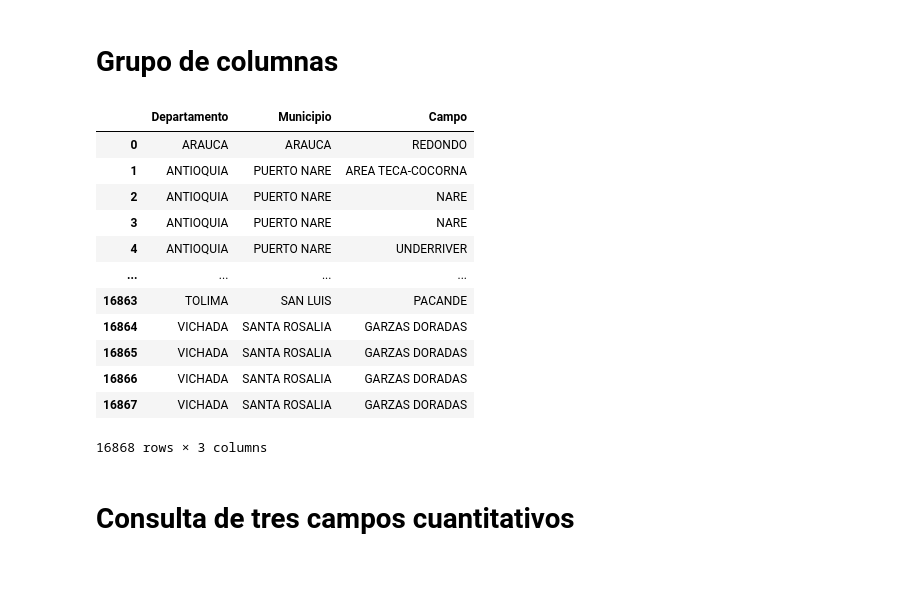
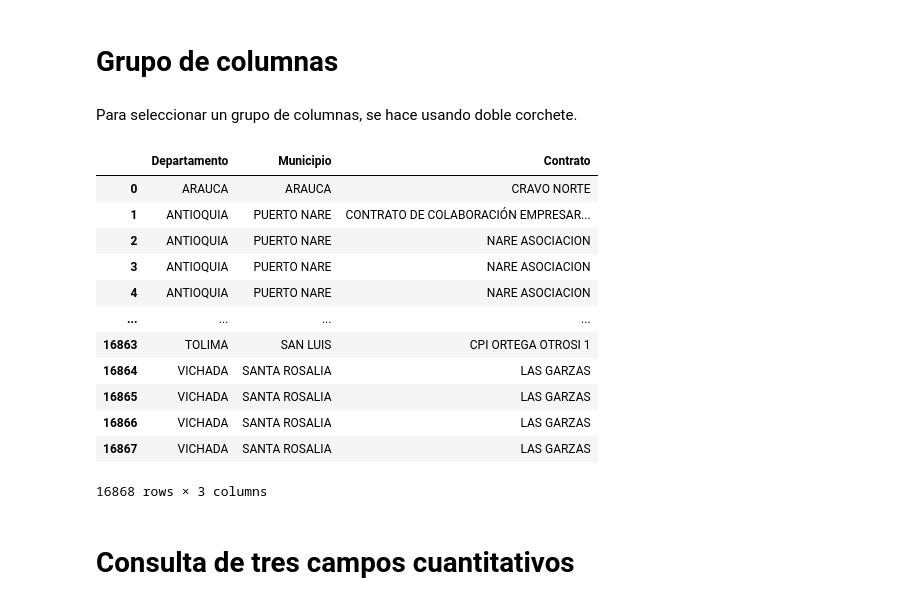
Before and after one commit to Zackperez/mineria_de_datos, a Jupyter notebook: mineria.ipynb, the cells around one changed output. Saved outputs shown, nothing was run; the diff lists cells and outputs as text; code cells hidden in the pictures; blank space fills up the shorter version.

```diff
--- a/mineria.ipynb
+++ b/mineria.ipynb
@@ -61,21 +131,23 @@ data.iloc[30:35]
 | 34 | 34 | ANTIOQUIA | PUERTO NARE | 2017 | 3 | NARE ASOCIACION | UNDERRIVER | P | O | ... |
 # %% [markdown]
 # Grupo de columnas
+# %% [markdown]
+Para seleccionar un grupo de columnas, se hace usando doble corchete.
 # %%
-data[['Departamento', 'Municipio', 'Campo']]
+data[['Departamento', 'Municipio', 'Contrato']]
 # %% [output]
-|  | Departamento | Municipio | Campo |
-| 0 | ARAUCA | ARAUCA | REDONDO |
-| 1 | ANTIOQUIA | PUERTO NARE | AREA TECA-COCORNA |
-| 2 | ANTIOQUIA | PUERTO NARE | NARE |
-| 3 | ANTIOQUIA | PUERTO NARE | NARE |
-| 4 | ANTIOQUIA | PUERTO NARE | UNDERRIVER |
+|  | Departamento | Municipio | Contrato |
+| 0 | ARAUCA | ARAUCA | CRAVO NORTE |
+| 1 | ANTIOQUIA | PUERTO NARE | CONTRATO DE COLABORACIÓN EMPRESAR... |
+| 2 | ANTIOQUIA | PUERTO NARE | NARE ASOCIACION |
+| 3 | ANTIOQUIA | PUERTO NARE | NARE ASOCIACION |
+| 4 | ANTIOQUIA | PUERTO NARE | NARE ASOCIACION |
 | ... | ... | ... | ... |
-| 16863 | TOLIMA | SAN LUIS | PACANDE |
-| 16864 | VICHADA | SANTA ROSALIA | GARZAS DORADAS |
-| 16865 | VICHADA | SANTA ROSALIA | GARZAS DORADAS |
-| 16866 | VICHADA | SANTA ROSALIA | GARZAS DORADAS |
-| 16867 | VICHADA | SANTA ROSALIA | GARZAS DORADAS |
+| 16863 | TOLIMA | SAN LUIS | CPI ORTEGA OTROSI 1 |
+| 16864 | VICHADA | SANTA ROSALIA | LAS GARZAS |
+| 16865 | VICHADA | SANTA ROSALIA | LAS GARZAS |
+| 16866 | VICHADA | SANTA ROSALIA | LAS GARZAS |
+| 16867 | VICHADA | SANTA ROSALIA | LAS GARZAS |
 16868 rows × 3 columns
 # %% [markdown]
 # Consulta de tres campos cuantitativos
```
Also changed, not shown: parts of 75 cells of this notebook.
